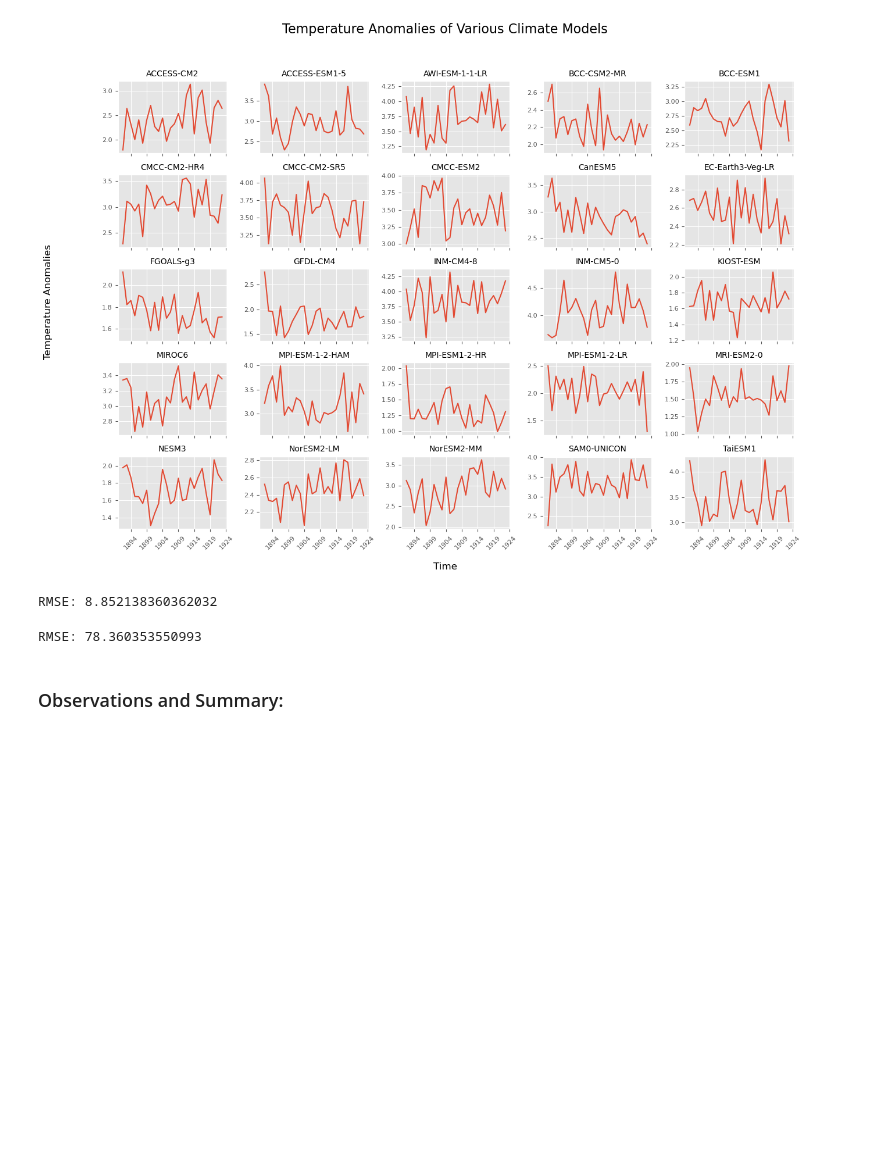
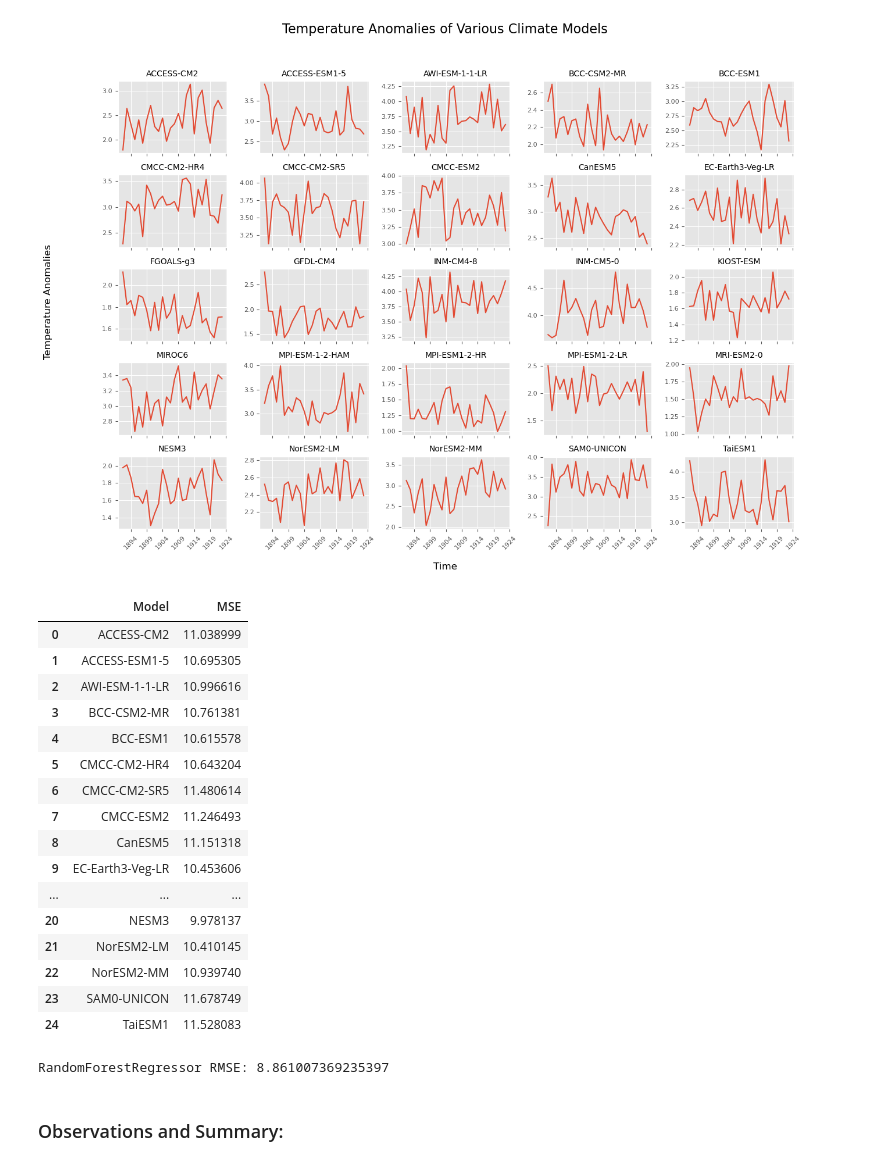
Before and after one commit to UBC-MDS/dsci525-gr9, a Jupyter notebook: notebooks/Milestone3/Milestone3-task3.ipynb, the cells around one changed output. Drawn from its saved outputs; the diff is of its cells as text; code cells hidden in the pictures; blank space fills up the shorter version.

```diff
--- a/notebooks/Milestone3/Milestone3-task3.ipynb
+++ b/notebooks/Milestone3/Milestone3-task3.ipynb
@@ -140,21 +177,47 @@ fig.subplots_adjust(hspace=0.3, wspace=0.3)
 plt.show()
 # %% [output]
 [figure]
+# %%
+results = []
+
+for col in test_data.columns:
+    if col != 'Observed':
+        rmse = mean_squared_error(test_data['Observed'], test_data[col], squared=False)
+        results.append({'Model': col, 'MSE': rmse})
+
+df_results = pd.DataFrame(results)
+
+df_results
+# %% [output]
+|  | Model | MSE |
+| 0 | ACCESS-CM2 | 11.038999 |
+| 1 | ACCESS-ESM1-5 | 10.695305 |
+| 2 | AWI-ESM-1-1-LR | 10.996616 |
+| 3 | BCC-CSM2-MR | 10.761381 |
+| 4 | BCC-ESM1 | 10.615578 |
+| 5 | CMCC-CM2-HR4 | 10.643204 |
+| 6 | CMCC-CM2-SR5 | 11.480614 |
+| 7 | CMCC-ESM2 | 11.246493 |
+| 8 | CanESM5 | 11.151318 |
+| 9 | EC-Earth3-Veg-LR | 10.453606 |
+| ... | ... | ... |
+| 20 | NESM3 | 9.978137 |
+| 21 | NorESM2-LM | 10.410145 |
+| 22 | NorESM2-MM | 10.939740 |
+| 23 | SAM0-UNICON | 11.678749 |
+| 24 | TaiESM1 | 11.528083 |
 # %%
 # RandomForestRegressor
-model = RandomForestRegressor(n_estimators=100, random_state=123)
+
+model = RandomForestRegressor()
 model.fit(train_data.drop('Observed', axis=1), train_data['Observed'])
 y_pred = model.predict(test_data.drop('Observed', axis=1))
-
-rmse = mean_squared_error(test_data['Observed'], y_pred, squared=False)
-# %% [output]
-RMSE: 8.852138360362032
 # %%
 # Calculate RMSE
-rmse = mean_squared_error(test_data['Observed'], y_pred)
+rmse = mean_squared_error(test_data['Observed'], y_pred, squared=False)
 
-print("RMSE:", rmse)
+print("RandomForestRegressor RMSE:", rmse)
 # %% [output]
-RMSE: 78.360353550993
+RandomForestRegressor RMSE: 8.861007369235397
 # %% [markdown]
 ### Observations and Summary:
```
Also changed, not shown: parts of 8 cells of this notebook, 1 other file.
